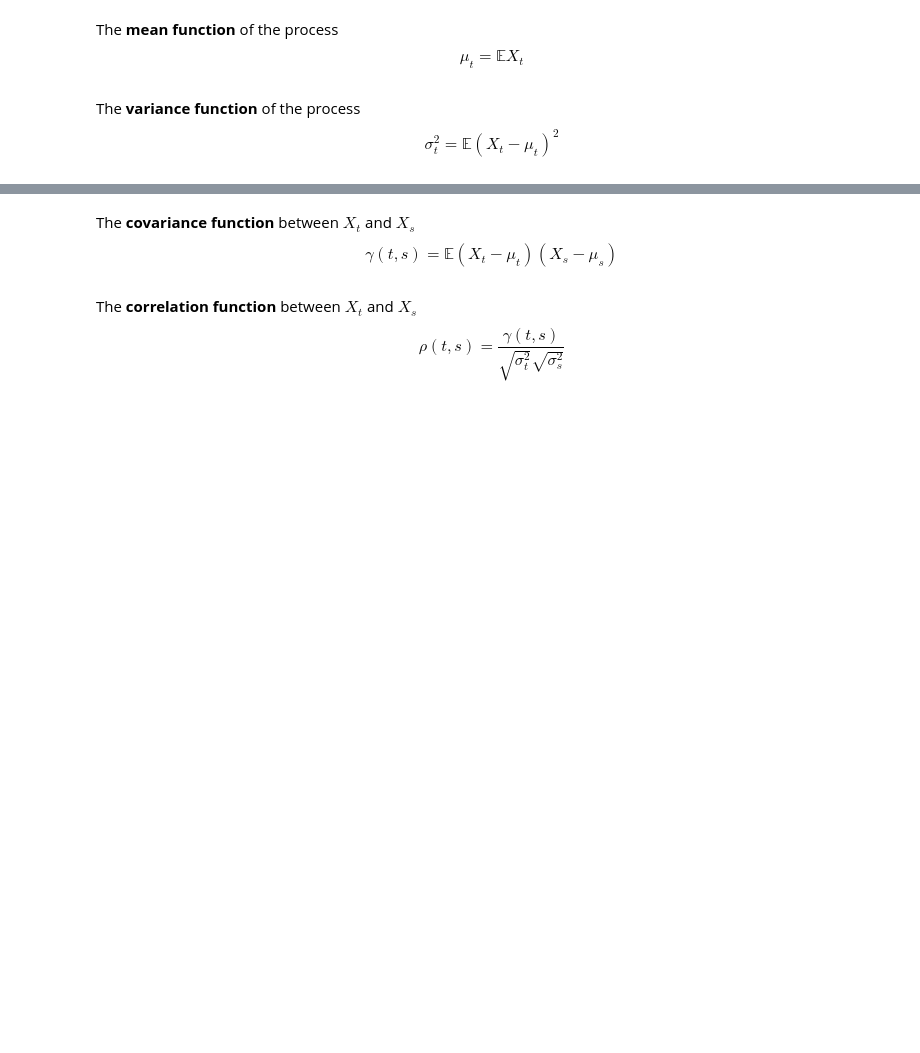
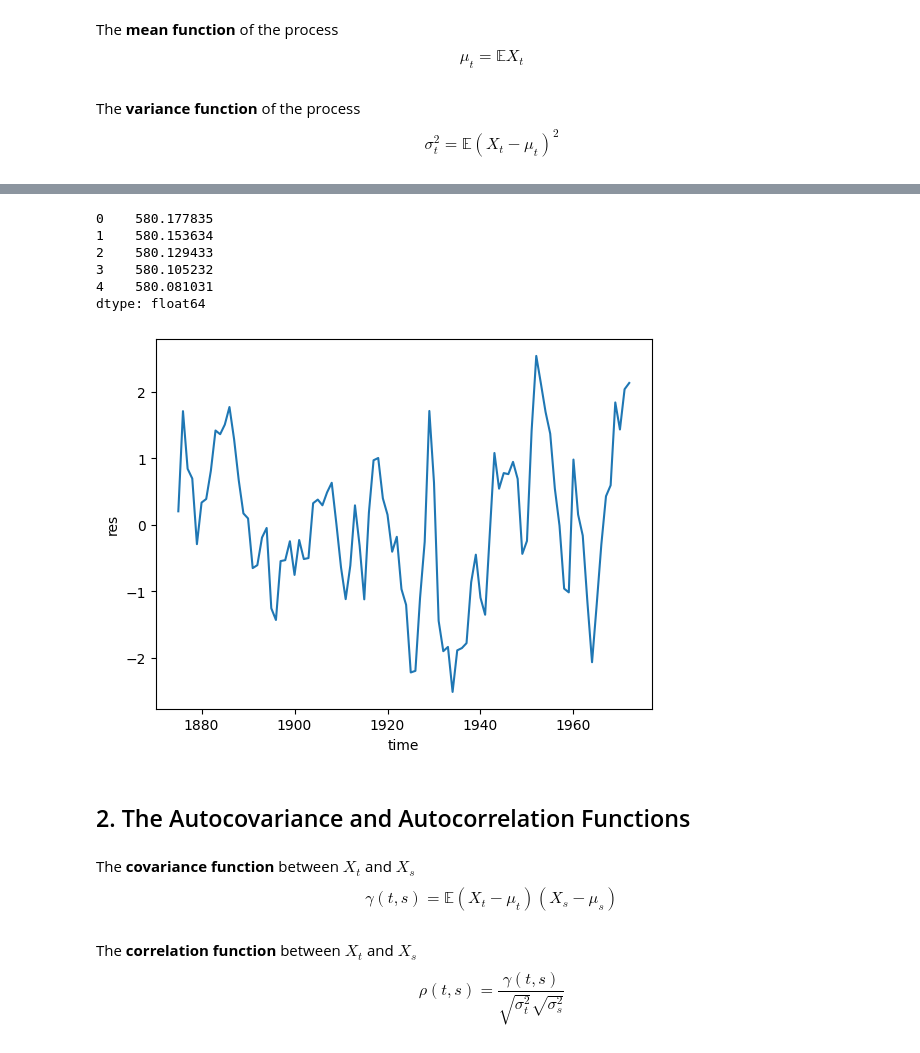
Before and after one commit to Bayan2019/kaz-gu, a Jupyter notebook: 01-ipynb/03-time-series-statistics/02-fundamentals.ipynb, the cells around one changed output, grey strips where cells are left out. Saved outputs shown, nothing was run; the diff lists cells and outputs as text; code cells hidden in the pictures; blank space fills up the shorter version.

```diff
--- a/01-ipynb/03-time-series-statistics/02-fundamentals.ipynb
+++ b/01-ipynb/03-time-series-statistics/02-fundamentals.ipynb
@@ -103,0 +288,8 @@ $$\sigma_t^2 = \mathbb{E}(X_t-\mu_t)^2$$
+# %%
+# Method 2: Using the formula API (often more convenient)
+# Requires 'statsmodels.formula.api'
+model_formula = smf.ols("value ~ time", data=lakeHuron_df)
+results_formula = model_formula.fit()
+# 4. Print the summary of the regression results
+print("Results from formula OLS:")
+print(results_formula.summary())
@@ -104,3 +314,23 @@ $$\sigma_t^2 = \mathbb{E}(X_t-\mu_t)^2$$
+# %%
+predictions = results_formula.predict(lakeHuron_df)
+# %%
+predictions.head()
+# %% [output]
+0    580.177835
+1    580.153634
+2    580.129433
+3    580.105232
+4    580.081031
+dtype: float64
+# %%
+lakeHuron_df['res'] = lakeHuron_df.value - predictions
+# %%
+sns.lineplot(x='time', y='res', data=lakeHuron_df)
+plt.show()
+# %% [output]
+[figure, added]
+# %% [markdown]
+## 2. The Autocovariance and Autocorrelation Functions
 # %% [markdown]
 The **covariance function** between $X_t$ and $X_s$
 $$\gamma(t, s) = \mathbb{E}(X_t-\mu_t)(X_s-\mu_s)$$
```
Also changed, not shown: parts of 99 cells of this notebook, 3 other files.
